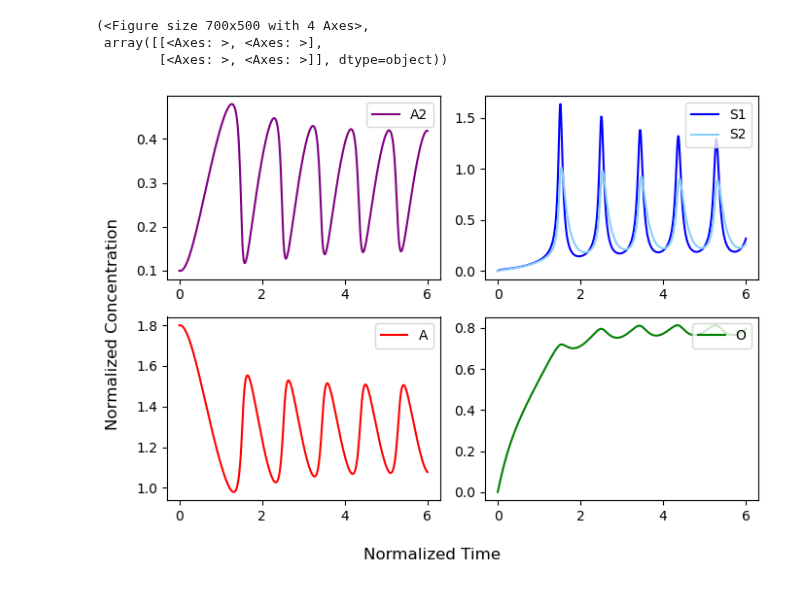
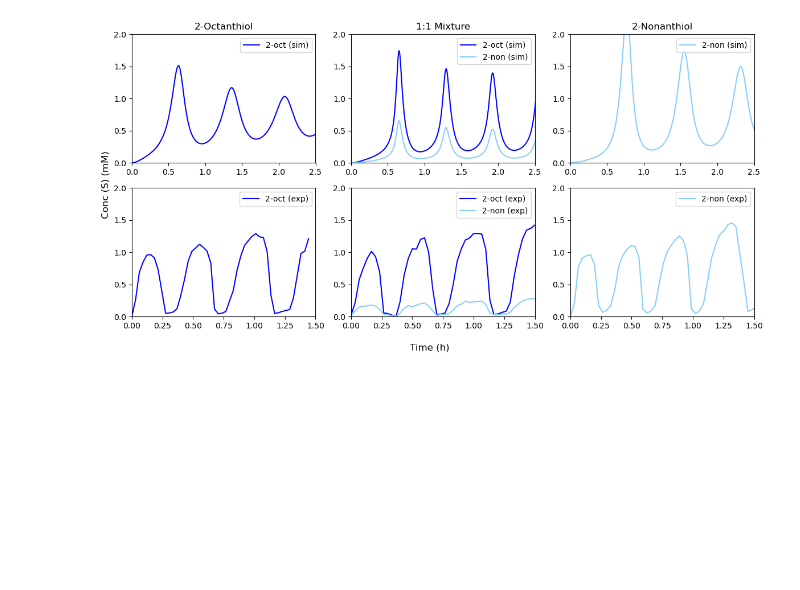
Before and after one commit to Zhiheng419/Chemical_Oscillation_Model, a Jupyter notebook: two_thiols.ipynb, the cells around one changed output. Saved outputs shown, nothing was run; the diff lists cells and outputs as text; code cells hidden in the pictures; blank space fills up the shorter version.

Commit message:
Finished the mixture oscillator 040425

```diff
--- a/two_thiols.ipynb
+++ b/two_thiols.ipynb
@@ -63,0 +94,6 @@ class mixed_oscillation(oscillation):
+# %%
+file = r'Data_sets\C92_osc_LM.csv'
+cmc_92 = 0.29
+rext = 11.2
+params = [cmc_92, rext]
+df_c92LM = input_expdata(file, params)
@@ -63,0 +156,5 @@ class mixed_oscillation(oscillation):
+# %%
+init_cond = [0, 0, 0, 0]
+mixed_8292 = mixed_delayed_oscillation(delayed_full_two_thiols, [0, 0], params1, params2, consts1, consts2, init_cond)
+# %%
+fig_mix, axes_mix = mixed_8292.plot(t=2.5, acc=200)
@@ -63,0 +163,2 @@ class mixed_oscillation(oscillation):
+# %%
+df_mix89LM = pd.read_csv(r'Data_sets\C82+C92_osc_LM.csv')
@@ -63,0 +174,50 @@ class mixed_oscillation(oscillation):
+# %%
+tau = 1.34
+t_mix = axes_mix[0, 1].get_lines()[0].get_xdata() * tau
+cS1_mix = axes_mix[0, 1].get_lines()[0].get_ydata() * cmc_82
+cS2_mix = axes_mix[0, 1].get_lines()[1].get_ydata() * cmc_92
+t1 = axes_82[1].get_lines()[0].get_xdata() * tau
+t2 = axes_92[1].get_lines()[0].get_xdata() * tau
+cS1 = axes_82[1].get_lines()[0].get_ydata() * cmc_82
+cS2 = axes_92[1].get_lines()[0].get_ydata() * cmc_92
+
+t1_exp = df_c82LM['tS'] * tau
+t2_exp = df_c92LM['tS'] * tau
+cS1_exp = df_c82LM['cS'] * cmc_82
+cS2_exp = df_c92LM['cS'] * cmc_92
+tmix_exp = df_mix89LM['tS']
+cS1_mix_exp = df_mix89LM['cS28']
+cS2_mix_exp = df_mix89LM['cS29']
+fig, ax = plt.subplots(2, 3, figsize=(12, 6))
+ax[0, 0].plot(t1, cS1, label='2-oct (sim)', color='blue')
+ax[0, 1].plot(t_mix, cS1_mix, label='2-oct (sim)', color='blue')
+ax[0, 1].plot(t_mix, cS2_mix, label='2-non (sim)', color='lightskyblue')
+ax[0, 2].plot(t2, cS2, label='2-non (sim)', color='lightskyblue')
+
+ax[1, 0].plot(t1_exp, cS1_exp, label='2-oct (exp)', color='blue')
+ax[1, 1].plot(tmix_exp, cS1_mix_exp, label='2-oct (exp)', color='blue')
+ax[1, 1].plot(tmix_exp, cS2_mix_exp, label='2-non (exp)', color='lightskyblue')
+ax[1, 2].plot(t2_exp, cS2_exp, label='2-non (exp)', color='lightskyblue')
+
+ax[0, 0].set_title('2-Octanthiol')
+ax[0, 1].set_title('1:1 Mixture')
+ax[0, 2].set_title('2-Nonanthiol')
+
+for a in ax[0]:
+    a.set_xlim(0, 2.5)
+
+for a in ax[1]:
+    a.set_xlim(0, 1.5)
+
+for a in ax.flatten():
+    a.legend(loc="upper right")
+    a.set_ylim(0, 2)
+    a.set_yticks([0, 0.5, 1, 1.5, 2])
+
+fig.supxlabel('Time (h)')
+fig.supylabel('Conc (S) (mM)')
+plt.tight_layout()
+
+fig.savefig('figs\C82+C92_osc_LM.png', dpi=300, bbox_inches='tight')
+# %% [output]
+[figure, added]
@@ -95,7 +272,0 @@ mixed_model = mixed_oscillation(full_two_thiols, params1, params2, consts1, cons
-# %%
-mixed_model.plot(t=6)
-# %% [output]
-(<Figure size 700x500 with 4 Axes>,
- array([[<Axes: >, <Axes: >],
-        [<Axes: >, <Axes: >]], dtype=object))
-[figure, removed]
```
Also changed, not shown: parts of 18 cells of this notebook, 6 other files.
